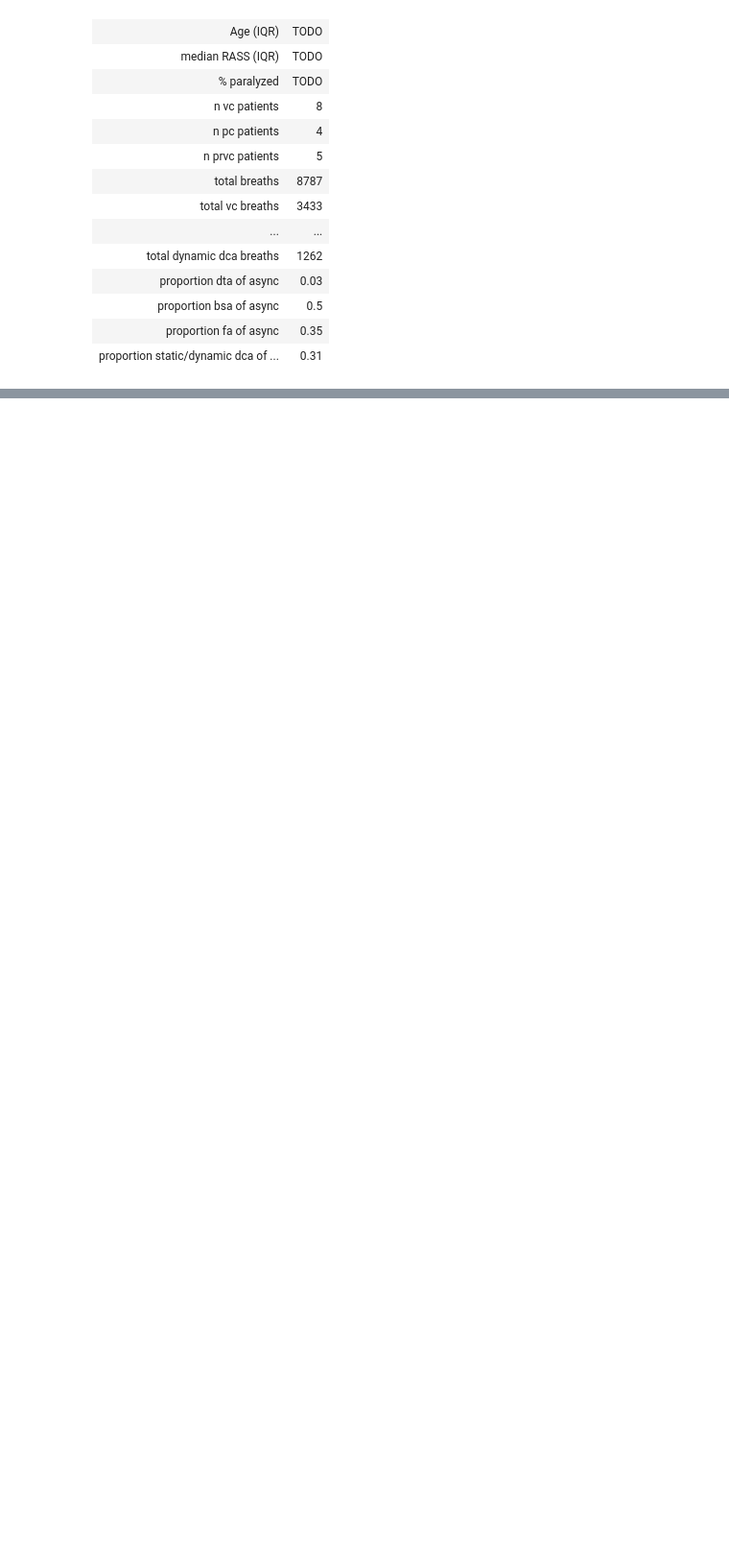
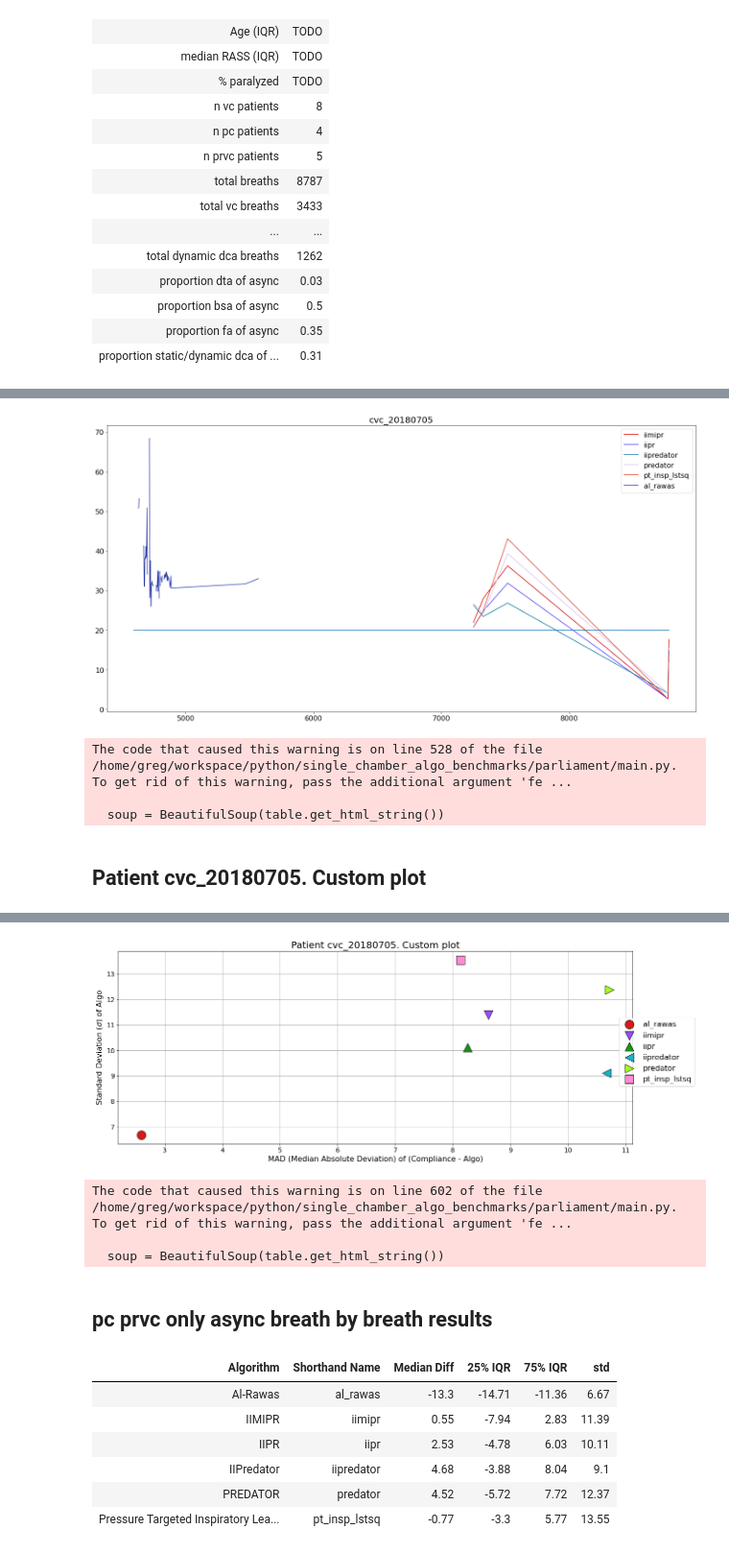
Before and after one commit to hahnicity/ventparliament, a Jupyter notebook: parliament/experiments.ipynb, the cells around one changed output, grey strips where cells are left out. Shown at 96% size. Drawn from its saved outputs; the diff is of its cells as text; code cells hidden in the pictures; blank space fills up the shorter version.

Commit message:
add some new masks

```diff
--- a/parliament/experiments.ipynb
+++ b/parliament/experiments.ipynb
@@ -71,0 +48,10 @@ pc prvc only async breath by breath results
+# %%
+masks = container.get_masks()
+#masks['dca']
+container.visualize_patient('cvc_20180705', ['iimipr', 'iipr', 'iipredator', 'predator', 'pt_insp_lstsq', 'al_rawas'], extra_mask=masks['bsa'])
+# %% [output]
+[figure, added]
+The code that caused this warning is on line 528 of the file /home/greg/workspace/python/single_chamber_algo_benchmarks/parliament/main.py. To get rid of this warning, pass the additional argument 'fe ...
+
+  soup = BeautifulSoup(table.get_html_string())
+Patient cvc_20180705. Custom plot
@@ -71,0 +65,12 @@ pc prvc only async breath by breath results
+[figure, added]
+The code that caused this warning is on line 602 of the file /home/greg/workspace/python/single_chamber_algo_benchmarks/parliament/main.py. To get rid of this warning, pass the additional argument 'fe ...
+
+  soup = BeautifulSoup(table.get_html_string())
+pc prvc only async breath by breath results
+| Algorithm | Shorthand Name | Median Diff | 25% IQR | 75% IQR | std |
+| Al-Rawas | al_rawas | -13.3 | -14.71 | -11.36 | 6.67 |
+| IIMIPR | iimipr | 0.55 | -7.94 | 2.83 | 11.39 |
+| IIPR | iipr | 2.53 | -4.78 | 6.03 | 10.11 |
+| IIPredator | iipredator | 4.68 | -3.88 | 8.04 | 9.1 |
+| PREDATOR | predator | 4.52 | -5.72 | 7.72 | 12.37 |
+| Pressure Targeted Inspiratory Lea... | pt_insp_lstsq | -0.77 | -3.3 | 5.77 | 13.55 |
```
Also changed, not shown: parts of 3 cells of this notebook, 1 other file.
